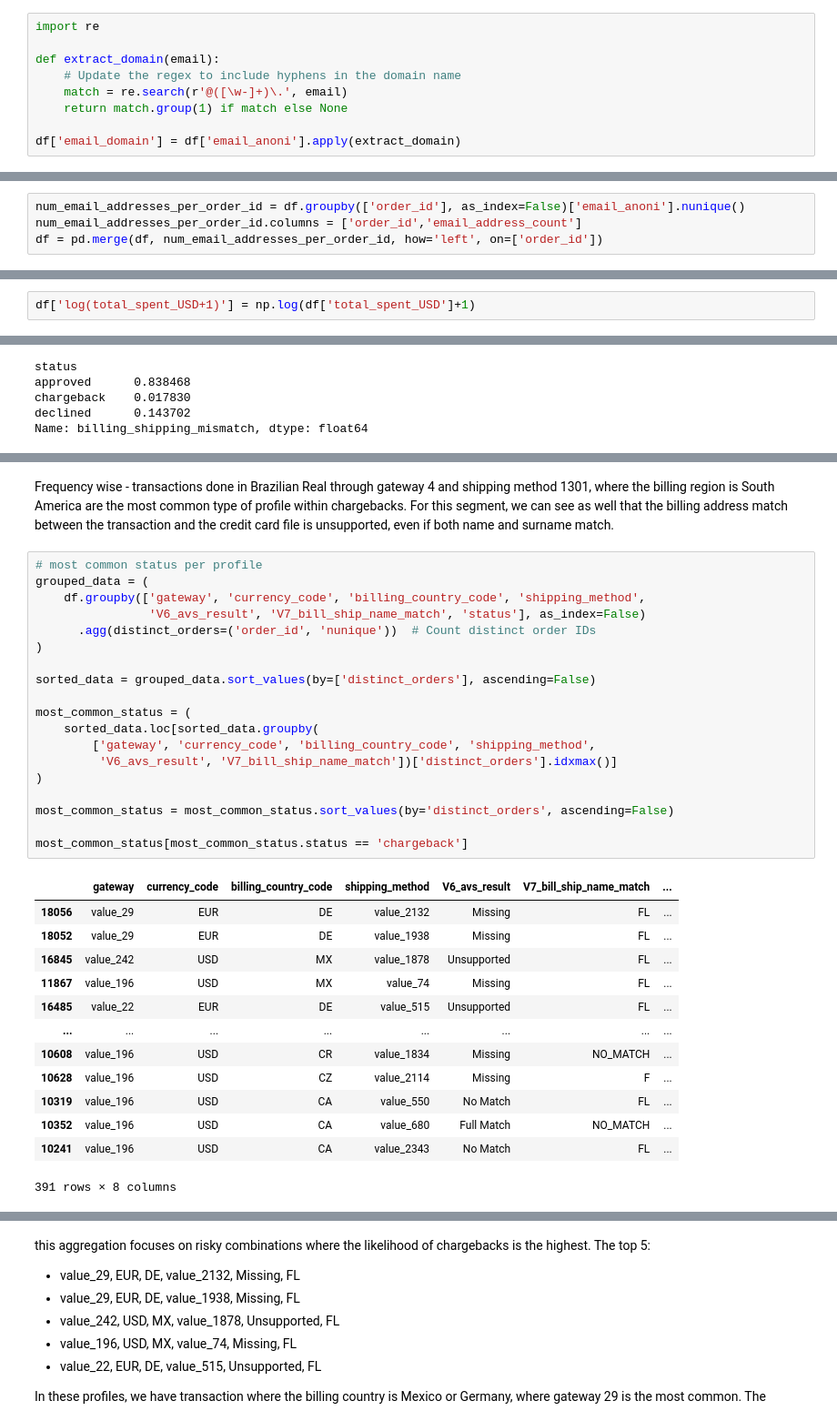
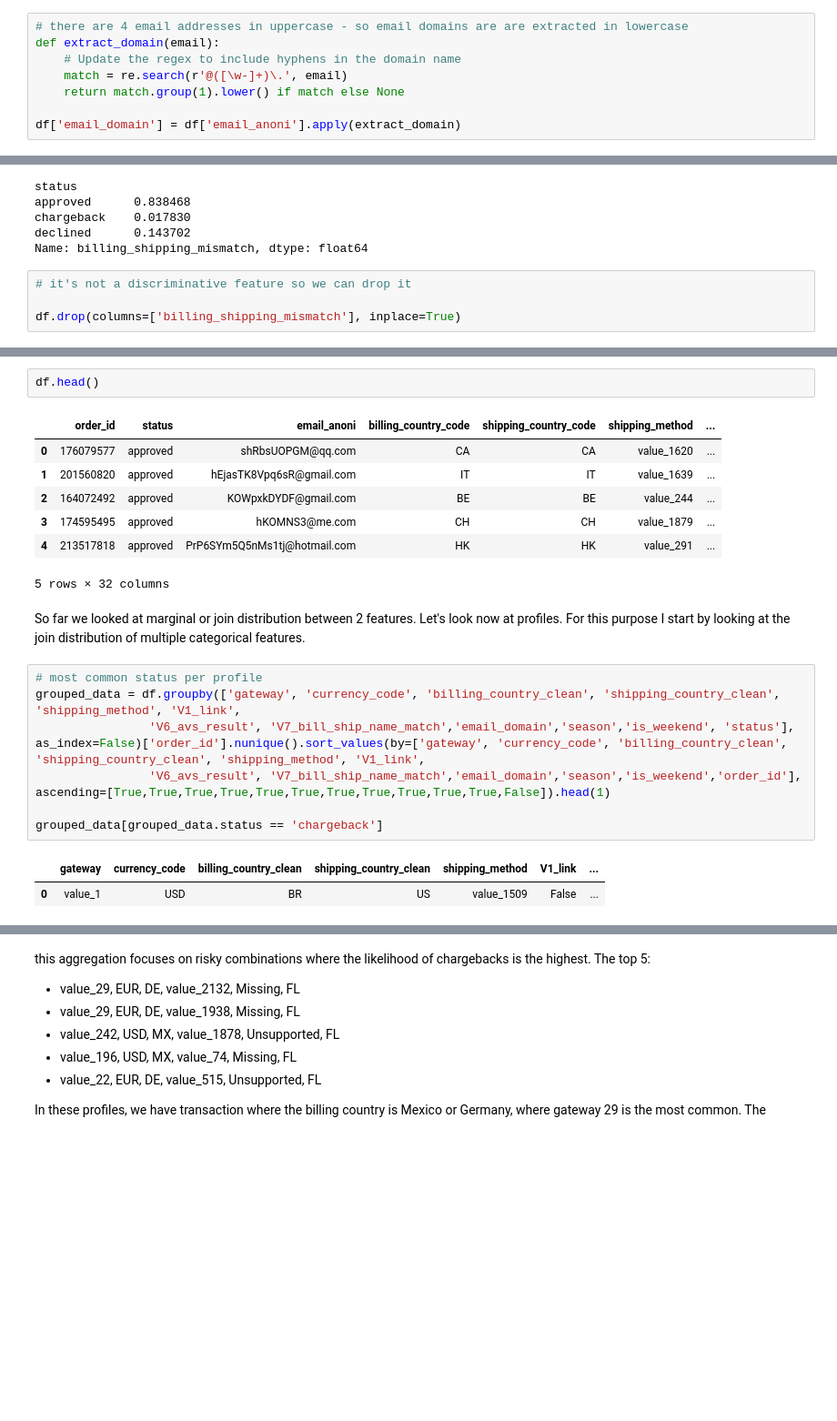
Before and after one commit to gioiablayer96/data-wizard-gioia, a Jupyter notebook: Riskified_home_assignment/riskified_home_assignment.ipynb, the cells around one changed output, grey strips where cells are left out. Shown at 91% size. Cells and saved outputs as stored; diff of their text form; blank space fills up the shorter version.

```diff
--- a/Riskified_home_assignment/riskified_home_assignment.ipynb
+++ b/Riskified_home_assignment/riskified_home_assignment.ipynb
@@ -144,12 +152,11 @@ df[df.order_id.isin(list(order_id_value_count.order_id[order_id_value_count.valu
 # %% [markdown]
 I see all the parameters are equal apart from the email. Since the email address name is uninformative, I'm gonna extract the email domain between :@" and "."
 # %%
-import re
-
+# there are 4 email addresses in uppercase - so email domains are are extracted in lowercase
 def extract_domain(email):
     # Update the regex to include hyphens in the domain name
     match = re.search(r'@([\w-]+)\.', email)
-    return match.group(1) if match else None
+    return match.group(1).lower() if match else None
 
 df['email_domain'] = df['email_anoni'].apply(extract_domain)
 # %%
@@ -242,4 +244,0 @@ I will add this feature to the df:
-# %%
-num_email_addresses_per_order_id = df.groupby(['order_id'], as_index=False)['email_anoni'].nunique()
-num_email_addresses_per_order_id.columns = ['order_id','email_address_count']
-df = pd.merge(df, num_email_addresses_per_order_id, how='left', on=['order_id'])
@@ -862,8 +867,6 @@ plt.show()
 [figure]
 # %% [markdown]
 we can see that the average total spent for chargeback and declined is in the upper quartile of the spent distribution.
-# %%
-df['log(total_spent_USD+1)'] = np.log(df['total_spent_USD']+1)
 # %% [markdown]
 there are 3 spikes on the left tail of the distribution. let's look at them.
 # %%
@@ -1257,4 +1217,8 @@ approved      0.838468
 chargeback    0.017830
 declined      0.143702
 Name: billing_shipping_mismatch, dtype: float64
+# %%
+# it's not a discriminative feature so we can drop it
+
+df.drop(columns=['billing_shipping_mismatch'], inplace=True)
 # %%
@@ -1298,35 +1236,22 @@ group_by_status[group_by_status.status == 'chargeback']
-# %% [markdown]
-Frequency wise - transactions done in Brazilian Real through gateway 4 and shipping method 1301, where the billing region is South America are the most common type of profile within chargebacks. For this segment, we can see as well that the billing address match between the transaction and the credit card file is unsupported, even if both name and surname match.
+# %%
+df.head()
+# %% [output]
+|  | order_id | status | email_anoni | billing_country_code | shipping_country_code | shipping_method | ... |
+| 0 | 176079577 | approved | shRbsUOPGM@qq.com | CA | CA | value_1620 | ... |
+| 1 | 201560820 | approved | hEjasTK8Vpq6sR@gmail.com | IT | IT | value_1639 | ... |
+| 2 | 164072492 | approved | KOWpxkDYDF@gmail.com | BE | BE | value_244 | ... |
+| 3 | 174595495 | approved | hKOMNS3@me.com | CH | CH | value_1879 | ... |
+| 4 | 213517818 | approved | PrP6SYm5Q5nMs1tj@hotmail.com | HK | HK | value_291 | ... |
+5 rows × 32 columns
+# %% [markdown]
+So far we looked at marginal or join distribution between 2 features. Let's look now at profiles. For this purpose I start by looking at the join distribution of multiple categorical features.
 # %%
 # most common status per profile
-grouped_data = (
-    df.groupby(['gateway', 'currency_code', 'billing_country_code', 'shipping_method',
-                'V6_avs_result', 'V7_bill_ship_name_match', 'status'], as_index=False)
-      .agg(distinct_orders=('order_id', 'nunique'))  # Count distinct order IDs
-)
+grouped_data = df.groupby(['gateway', 'currency_code', 'billing_country_clean', 'shipping_country_clean', 'shipping_method', 'V1_link',
+                'V6_avs_result', 'V7_bill_ship_name_match','email_domain','season','is_weekend', 'status'], as_index=False)['order_id'].nunique().sort_values(by=['gateway', 'currency_code', 'billing_country_clean', 'shipping_country_clean', 'shipping_method', 'V1_link',
+                'V6_avs_result', 'V7_bill_ship_name_match','email_domain','season','is_weekend','order_id'], ascending=[True,True,True,True,True,True,True,True,True,True,True,False]).head(1)
 
-sorted_data = grouped_data.sort_values(by=['distinct_orders'], ascending=False)
-
-most_common_status = (
-    sorted_data.loc[sorted_data.groupby(
-        ['gateway', 'currency_code', 'billing_country_code', 'shipping_method',
-         'V6_avs_result', 'V7_bill_ship_name_match'])['distinct_orders'].idxmax()]
-)
-
-most_common_status = most_common_status.sort_values(by='distinct_orders', ascending=False)
-
-most_common_status[most_common_status.status == 'chargeback']
+grouped_data[grouped_data.status == 'chargeback']
 # %% [output]
-|  | gateway | currency_code | billing_country_code | shipping_method | V6_avs_result | V7_bill_ship_name_match | ... |
-| 18056 | value_29 | EUR | DE | value_2132 | Missing | FL | ... |
-| 18052 | value_29 | EUR | DE | value_1938 | Missing | FL | ... |
-| 16845 | value_242 | USD | MX | value_1878 | Unsupported | FL | ... |
-| 11867 | value_196 | USD | MX | value_74 | Missing | FL | ... |
-| 16485 | value_22 | EUR | DE | value_515 | Unsupported | FL | ... |
-| ... | ... | ... | ... | ... | ... | ... | ... |
-| 10608 | value_196 | USD | CR | value_1834 | Missing | NO_MATCH | ... |
-| 10628 | value_196 | USD | CZ | value_2114 | Missing | F | ... |
-| 10319 | value_196 | USD | CA | value_550 | No Match | FL | ... |
-| 10352 | value_196 | USD | CA | value_680 | Full Match | NO_MATCH | ... |
-| 10241 | value_196 | USD | CA | value_2343 | No Match | FL | ... |
+|  | gateway | currency_code | billing_country_clean | shipping_country_clean | shipping_method | V1_link | ... |
+| 0 | value_1 | USD | BR | US | value_1509 | False | ... |
-391 rows × 8 columns
```
Also changed, not shown: parts of 148 cells of this notebook.
